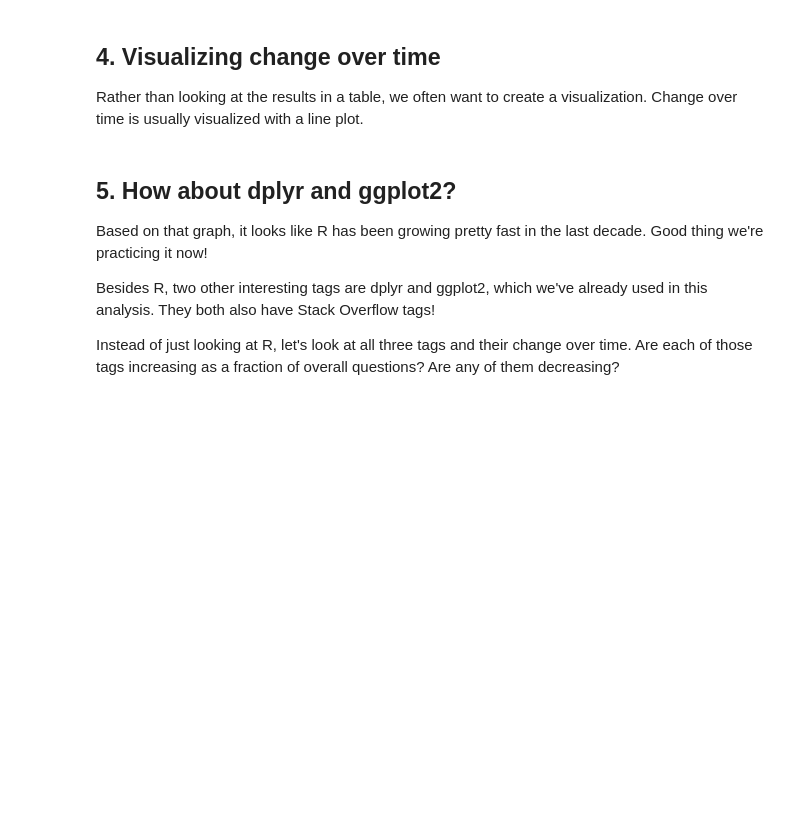
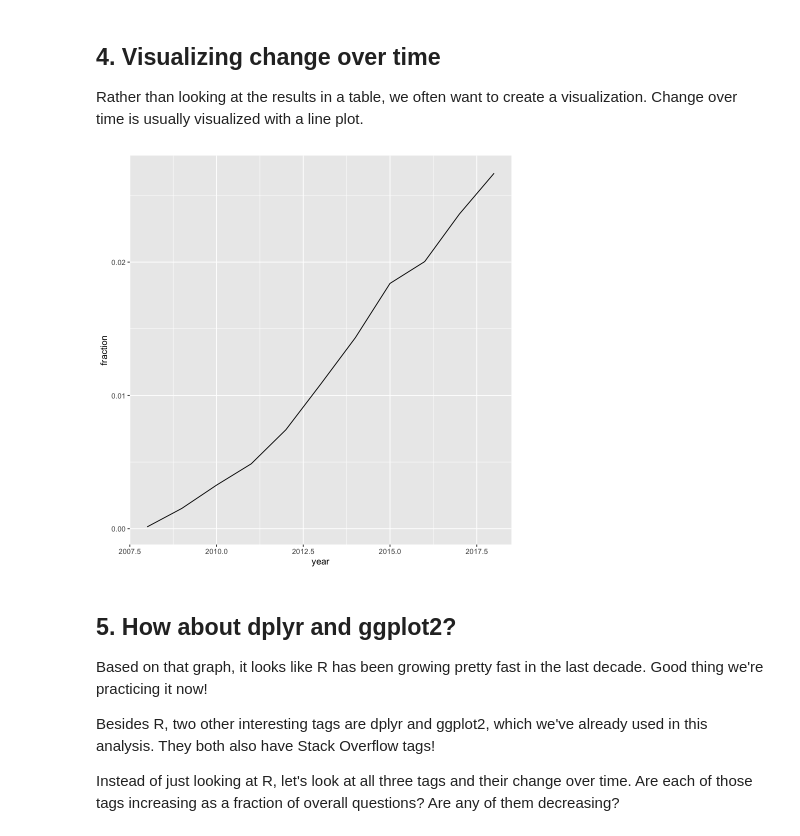
Before and after one commit to JeremyTallant/programming_languages_analysis, a Jupyter notebook: programming_analysis.ipynb, the cells around one changed output. Cells and saved outputs as stored; diff of their text form; code cells hidden in the pictures; blank space fills up the shorter version.

```diff
--- a/programming_analysis.ipynb
+++ b/programming_analysis.ipynb
@@ -112,10 +112,12 @@ A tibble: 11 × 5
 <p>Rather than looking at the results in a table, we often want to create a visualization. Change over time is usually visualized with a line plot.</p>
 # %%
 # Load ggplot2
-# .... YOUR CODE FOR TASK 4 ....
-
+library(ggplot2)
 # Create a line plot of fraction over time
-# .... YOUR CODE FOR TASK 4 ....
+ggplot(r_over_time, aes(x = year, y = fraction)) +
+  geom_line()
+# %% [output]
+[figure, added]
 # %% [markdown]
 ## 5. How about dplyr and ggplot2?
 <p>Based on that graph, it looks like R has been growing pretty fast in the last decade. Good thing we're practicing it now!</p>
```
